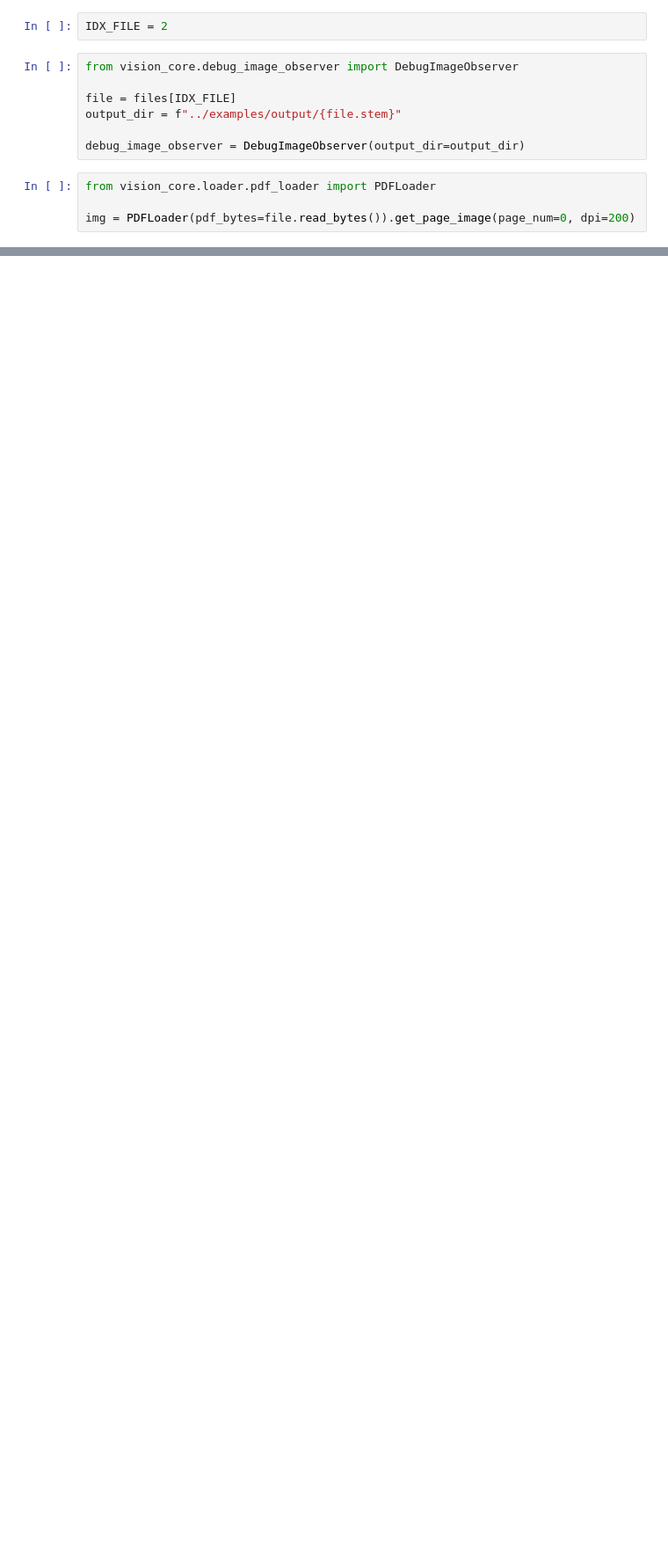
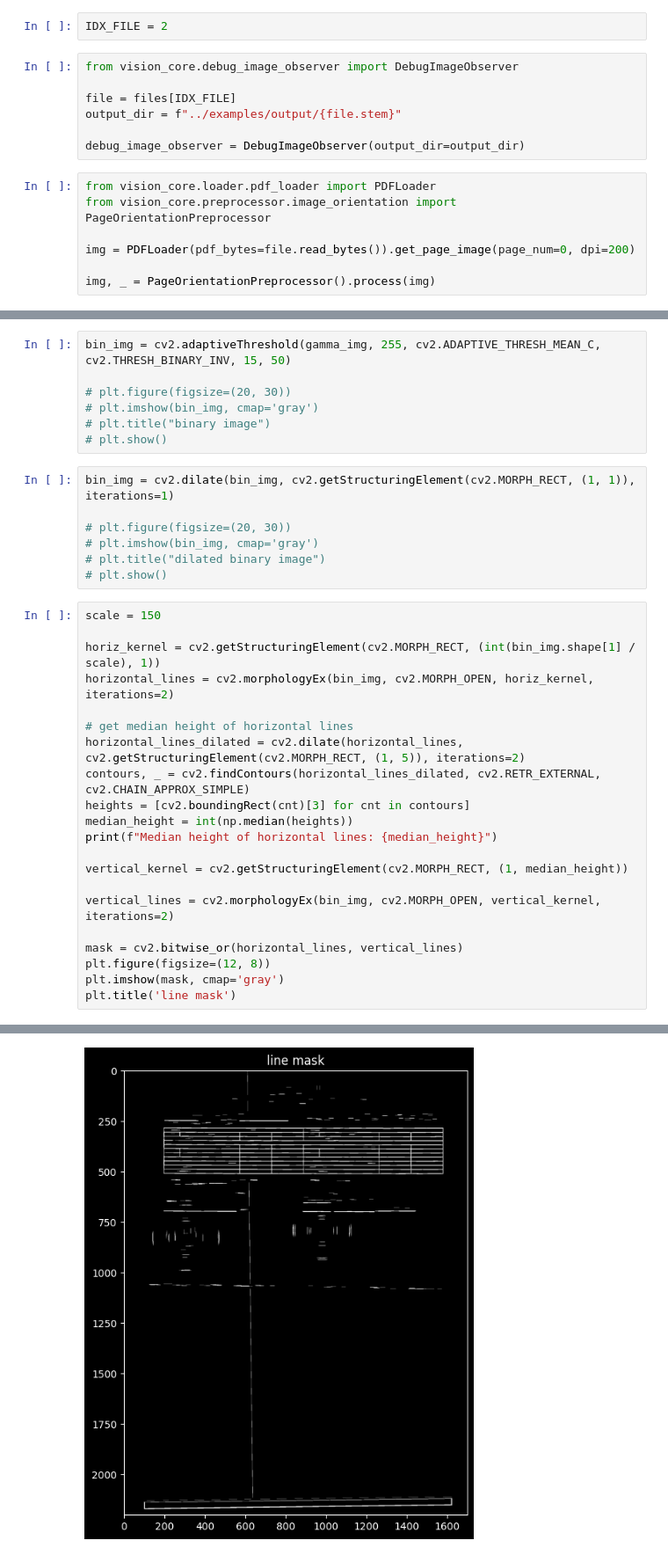
Before and after one commit to SergeyKrasnoslobodtsev/recon_vision, a Jupyter notebook: notebooks/test_table_mask.ipynb, the cells around one changed output, grey strips where cells are left out. Shown at 88% size. Saved outputs shown, nothing was run; the diff lists cells and outputs as text; blank space fills up the shorter version.

```diff
--- a/notebooks/test_table_mask.ipynb
+++ b/notebooks/test_table_mask.ipynb
@@ -38,5 +38,8 @@ output_dir = f"../examples/output/{file.stem}"
 debug_image_observer = DebugImageObserver(output_dir=output_dir)
 # %%
 from vision_core.loader.pdf_loader import PDFLoader
+from vision_core.preprocessor.image_orientation import PageOrientationPreprocessor
 
 img = PDFLoader(pdf_bytes=file.read_bytes()).get_page_image(page_num=0, dpi=200)
+
+img, _ = PageOrientationPreprocessor().process(img)
@@ -105,0 +87,36 @@ plt.show()
+# %%
+bin_img = cv2.adaptiveThreshold(gamma_img, 255, cv2.ADAPTIVE_THRESH_MEAN_C, cv2.THRESH_BINARY_INV, 15, 50)
+
+# plt.figure(figsize=(20, 30))
+# plt.imshow(bin_img, cmap='gray')
+# plt.title("binary image")
+# plt.show()
+# %%
+bin_img = cv2.dilate(bin_img, cv2.getStructuringElement(cv2.MORPH_RECT, (1, 1)), iterations=1)
+
+# plt.figure(figsize=(20, 30))
+# plt.imshow(bin_img, cmap='gray')
+# plt.title("dilated binary image")
+# plt.show()
+# %%
+scale = 150
+
+horiz_kernel = cv2.getStructuringElement(cv2.MORPH_RECT, (int(bin_img.shape[1] / scale), 1))
+horizontal_lines = cv2.morphologyEx(bin_img, cv2.MORPH_OPEN, horiz_kernel, iterations=2)
+
+# get median height of horizontal lines
+horizontal_lines_dilated = cv2.dilate(horizontal_lines, cv2.getStructuringElement(cv2.MORPH_RECT, (1, 5)), iterations=2)
+contours, _ = cv2.findContours(horizontal_lines_dilated, cv2.RETR_EXTERNAL, cv2.CHAIN_APPROX_SIMPLE)
+heights = [cv2.boundingRect(cnt)[3] for cnt in contours]
+median_height = int(np.median(heights))
+print(f"Median height of horizontal lines: {median_height}")
+
+vertical_kernel = cv2.getStructuringElement(cv2.MORPH_RECT, (1, median_height))
+
+vertical_lines = cv2.morphologyEx(bin_img, cv2.MORPH_OPEN, vertical_kernel, iterations=2)
+
+mask = cv2.bitwise_or(horizontal_lines, vertical_lines)
+plt.figure(figsize=(12, 8))
+plt.imshow(mask, cmap='gray')
+plt.title('line mask')
+# %% [output]
@@ -105,0 +125 @@ plt.show()
+[figure, added]
```
Also changed, not shown: parts of 14 cells of this notebook, 1 other file.
